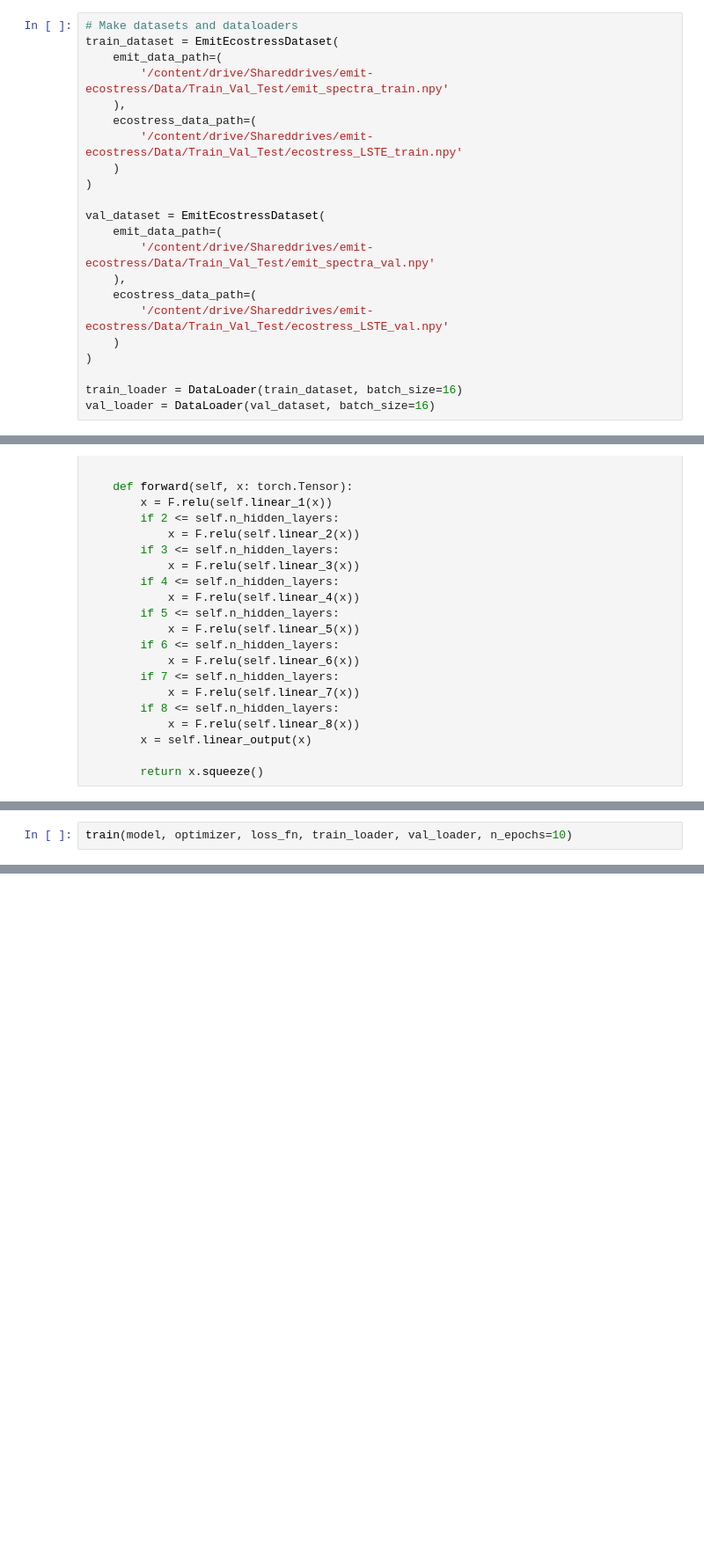
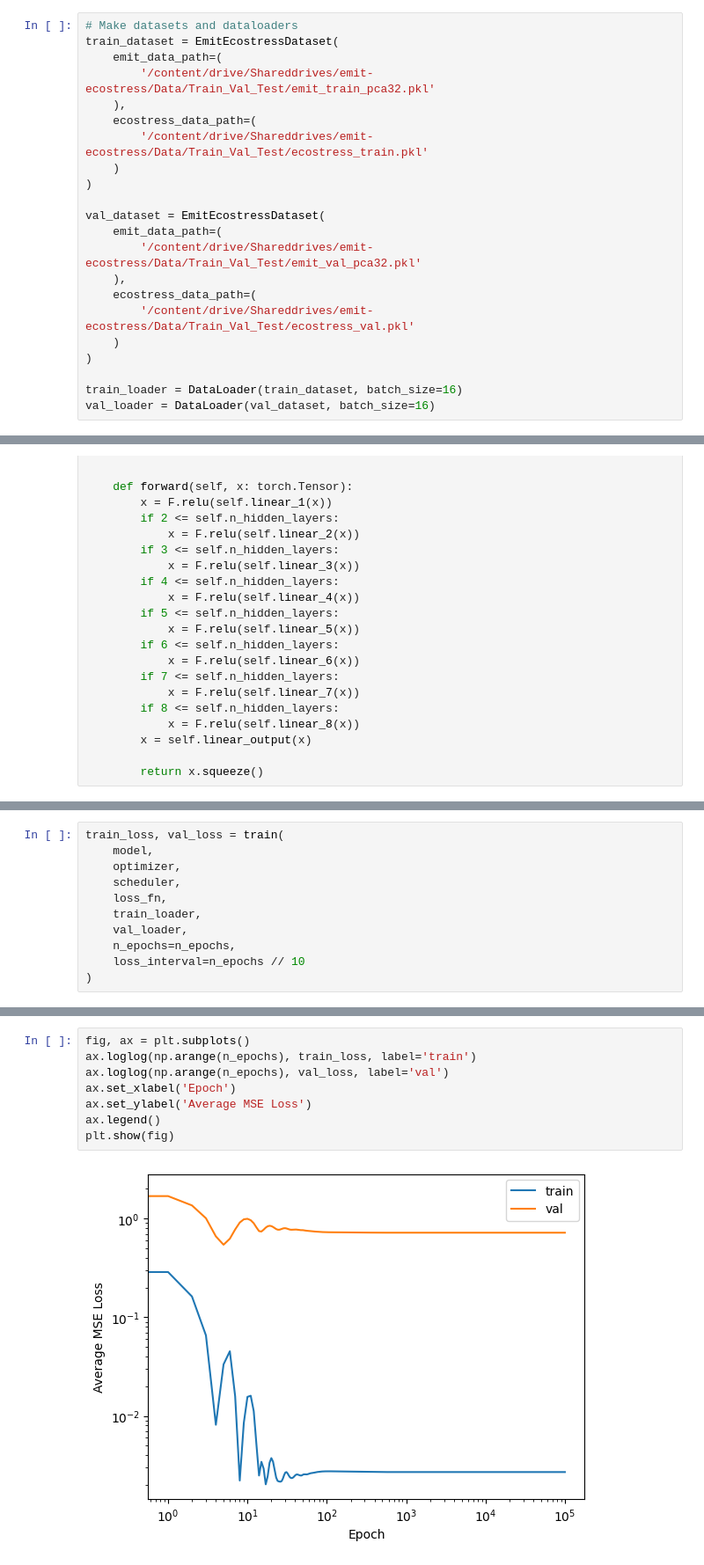
Before and after one commit to DannyCollinson/EMIT-ECOSTRESS, a Jupyter notebook: modeling/Basic_Model.ipynb, the cells around one changed output, grey strips where cells are left out. Shown: that part at 88% size. Saved outputs shown, nothing was run; the diff lists cells and outputs as text; blank space fills up the shorter version.

```diff
--- a/modeling/Basic_Model.ipynb
+++ b/modeling/Basic_Model.ipynb
@@ -206,19 +250,19 @@ class EmitEcostressDataset(Dataset):
 # Make datasets and dataloaders
 train_dataset = EmitEcostressDataset(
     emit_data_path=(
-        '/content/drive/Shareddrives/emit-ecostress/Data/Train_Val_Test/emit_spectra_train.npy'
+        '/content/drive/Shareddrives/emit-ecostress/Data/Train_Val_Test/emit_train_pca32.pkl'
     ),
     ecostress_data_path=(
-        '/content/drive/Shareddrives/emit-ecostress/Data/Train_Val_Test/ecostress_LSTE_train.npy'
+        '/content/drive/Shareddrives/emit-ecostress/Data/Train_Val_Test/ecostress_train.pkl'
     )
 )
 
 val_dataset = EmitEcostressDataset(
     emit_data_path=(
-        '/content/drive/Shareddrives/emit-ecostress/Data/Train_Val_Test/emit_spectra_val.npy'
+        '/content/drive/Shareddrives/emit-ecostress/Data/Train_Val_Test/emit_val_pca32.pkl'
     ),
     ecostress_data_path=(
-        '/content/drive/Shareddrives/emit-ecostress/Data/Train_Val_Test/ecostress_LSTE_val.npy'
+        '/content/drive/Shareddrives/emit-ecostress/Data/Train_Val_Test/ecostress_val.pkl'
     )
 )
 
@@ -343,3 +417,12 @@ def train(
 # %%
-train(model, optimizer, loss_fn, train_loader, val_loader, n_epochs=10)
+train_loss, val_loss = train(
+    model,
+    optimizer,
+    scheduler,
+    loss_fn,
+    train_loader,
+    val_loader,
+    n_epochs=n_epochs,
+    loss_interval=n_epochs // 10
+)
 # %% [output]
@@ -362,0 +440,10 @@ Val Loss: nan
+# %%
+fig, ax = plt.subplots()
+ax.loglog(np.arange(n_epochs), train_loss, label='train')
+ax.loglog(np.arange(n_epochs), val_loss, label='val')
+ax.set_xlabel('Epoch')
+ax.set_ylabel('Average MSE Loss')
+ax.legend()
+plt.show(fig)
+# %% [output]
+[figure, added]
```
Also changed, not shown: parts of 13 cells of this notebook.
